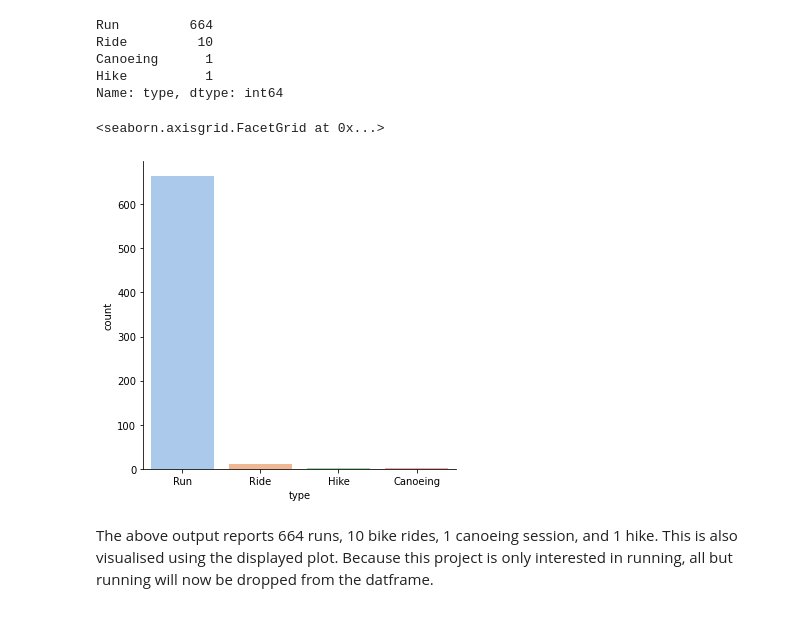
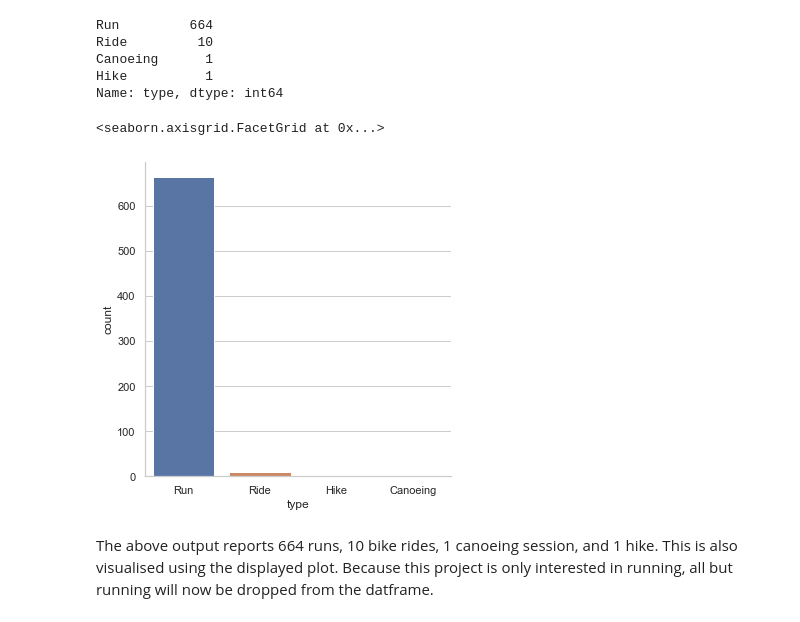
Before and after one commit to ConanMercer5/Strava_running_data, a Jupyter notebook: StravaRunning.ipynb, the cells around one changed output. Saved outputs shown, nothing was run; the diff lists cells and outputs as text; code cells hidden in the pictures.

Commit message:
- add, conversion of units, plot of runs per day of week, set theme  of seaborn plots

```diff
--- a/StravaRunning.ipynb
+++ b/StravaRunning.ipynb
@@ -7,6 +7,7 @@ import numpy as np
 import matplotlib
 import matplotlib.pyplot as plt
 import seaborn as sns
+sns.set_theme(style='whitegrid', palette='deep')
 # %% [markdown]
 ## Gathering Data
 # %% [markdown]
@@ -74,10 +75,10 @@ Canoeing      1
 Hike          1
 Name: type, dtype: int64
 # %%
-sns.catplot(x='type', kind='count', palette="pastel", data=df)
+sns.catplot(x='type', kind='count', data=df)
 # %% [output]
 <seaborn.axisgrid.FacetGrid at 0x...>
-[figure, old version]
+[figure, new version]
 # %% [markdown]
 The above output reports 664 runs, 10 bike rides, 1 canoeing session, and 1 hike. This is also visualised using the displayed plot. Because this project is only interested in running, all but running will now be dropped from the datframe.
 # %%
```
Also changed, not shown: parts of 3 cells of this notebook.
